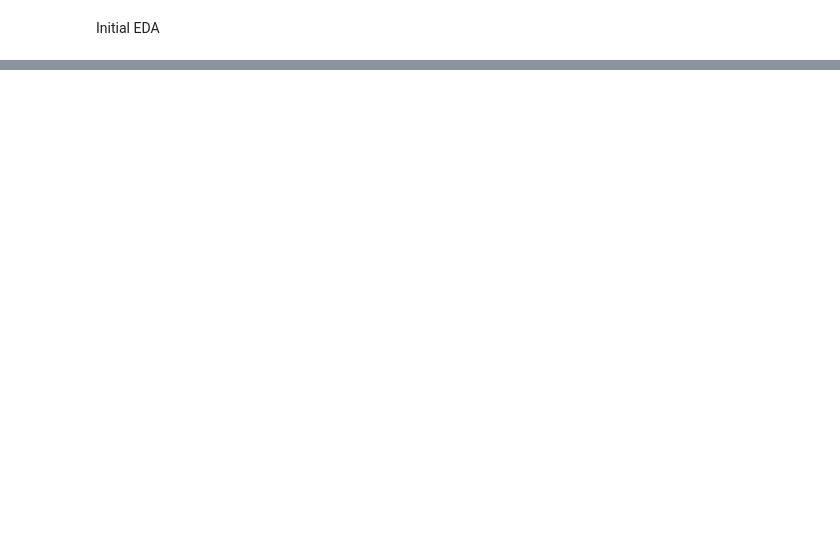
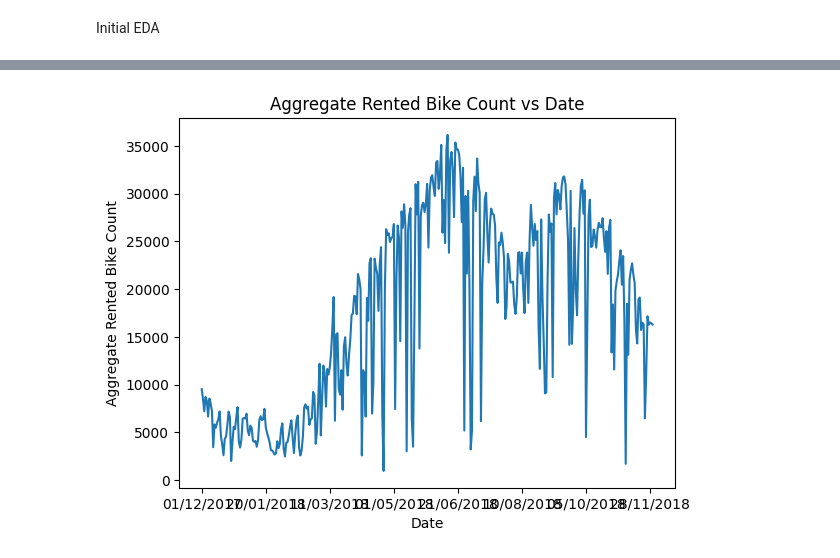
Before and after one commit to nelischalich/CS584-Seoul-Bike-Sharing, a Jupyter notebook: Initial_EDA.ipynb, the cells around one changed output, grey strips where cells are left out. Cells and saved outputs as stored; diff of their text form; code cells hidden in the pictures; blank space fills up the shorter version.

Commit message:
some graphs + corr matrix

```diff
--- a/Initial_EDA.ipynb
+++ b/Initial_EDA.ipynb
@@ -40,0 +59,10 @@ print(df.head())
+# %%
+#### Creating new data set with average daily bike usage per day for visualization
+####     of daily bike usage for potential cycles
+
+dailyBikeUsage = df[df['Functioning Day'] == 'Yes'].groupby('Date', sort=False)['Rented Bike Count'].sum()
+
+print(len(dailyBikeUsage))
+print(len(df)/24)
+
+print(dailyBikeUsage)
@@ -40,0 +85,12 @@ print(df.head())
+# %%
+dailyBikeUsage.plot(kind='line')
+
+# Set plot labels and title
+plt.xlabel('Date')
+plt.ylabel('Aggregate Rented Bike Count')
+plt.title('Aggregate Rented Bike Count vs Date')
+
+# Show the plot
+plt.show()
+# %% [output]
+[figure, added]
```
Also changed, not shown: parts of 15 cells of this notebook.
